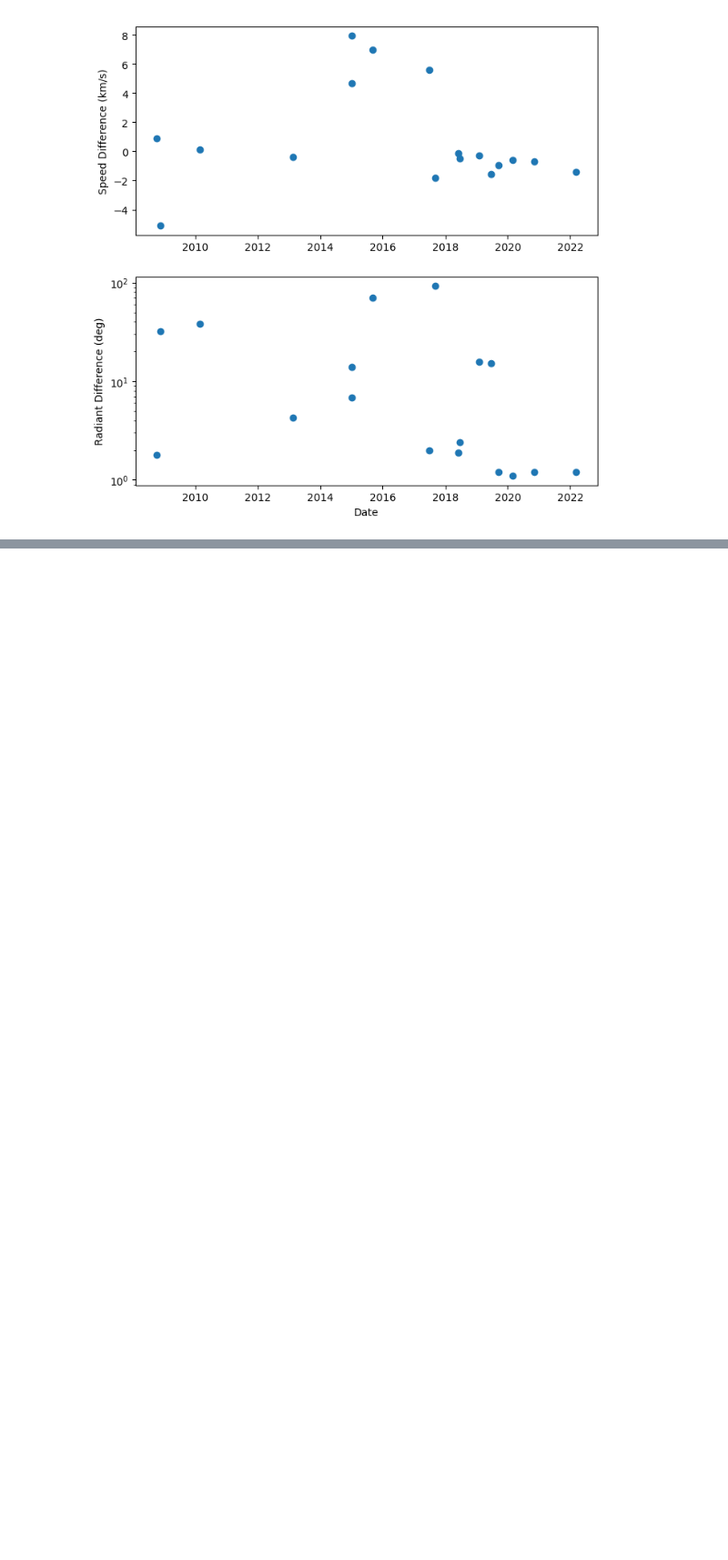
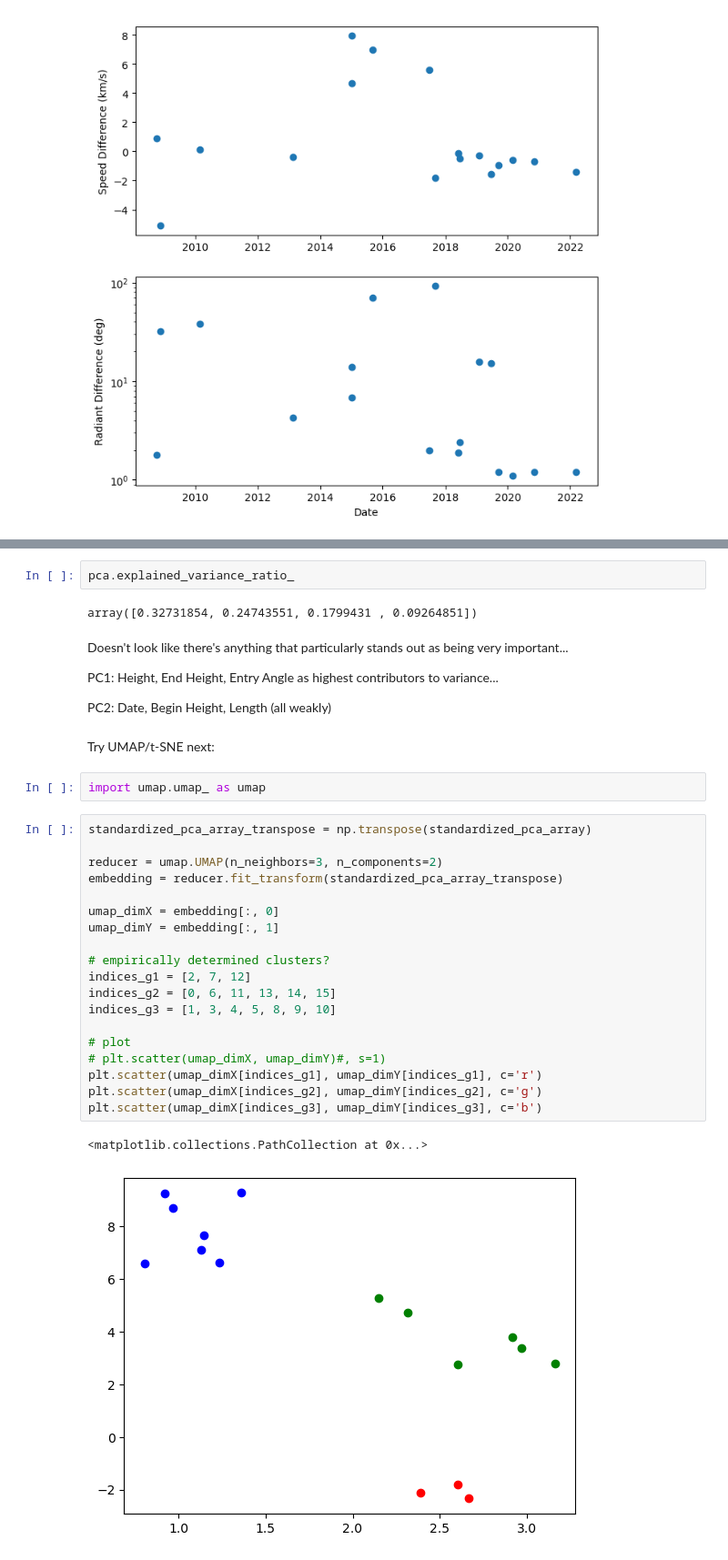
Before and after one commit to ia-chow/Thesis, a Jupyter notebook: speed_radiant_difference/speed_radiant_difference.ipynb, the cells around one changed output, grey strips where cells are left out. Shown at 91% size. Drawn from its saved outputs; the diff is of its cells as text; blank space fills up the shorter version.

```diff
--- a/speed_radiant_difference/speed_radiant_difference.ipynb
+++ b/speed_radiant_difference/speed_radiant_difference.ipynb
@@ -446,0 +606,36 @@ Text(0, 0.5, 'Radiant Difference (deg)')
+# %%
+pca.explained_variance_ratio_
+# %% [output]
+array([0.32731854, 0.24743551, 0.1799431 , 0.09264851])
+# %% [markdown]
+Doesn't look like there's anything that particularly stands out as being very important...
+
+PC1: Height, End Height, Entry Angle as highest contributors to variance...
+
+PC2: Date, Begin Height, Length (all weakly)
+# %% [markdown]
+Try UMAP/t-SNE next:
+# %%
+import umap.umap_ as umap
+# %%
+standardized_pca_array_transpose = np.transpose(standardized_pca_array)
+
+reducer = umap.UMAP(n_neighbors=3, n_components=2)
+embedding = reducer.fit_transform(standardized_pca_array_transpose)
+
+umap_dimX = embedding[:, 0]
+umap_dimY = embedding[:, 1]
+
+# empirically determined clusters?
+indices_g1 = [2, 7, 12]
+indices_g2 = [0, 6, 11, 13, 14, 15]
+indices_g3 = [1, 3, 4, 5, 8, 9, 10]
+
+# plot
+# plt.scatter(umap_dimX, umap_dimY)#, s=1)
+plt.scatter(umap_dimX[indices_g1], umap_dimY[indices_g1], c='r')
+plt.scatter(umap_dimX[indices_g2], umap_dimY[indices_g2], c='g')
+plt.scatter(umap_dimX[indices_g3], umap_dimY[indices_g3], c='b')
+# %% [output]
+<matplotlib.collections.PathCollection at 0x...>
+[figure, added]
```
Also changed, not shown: parts of 23 cells of this notebook.
